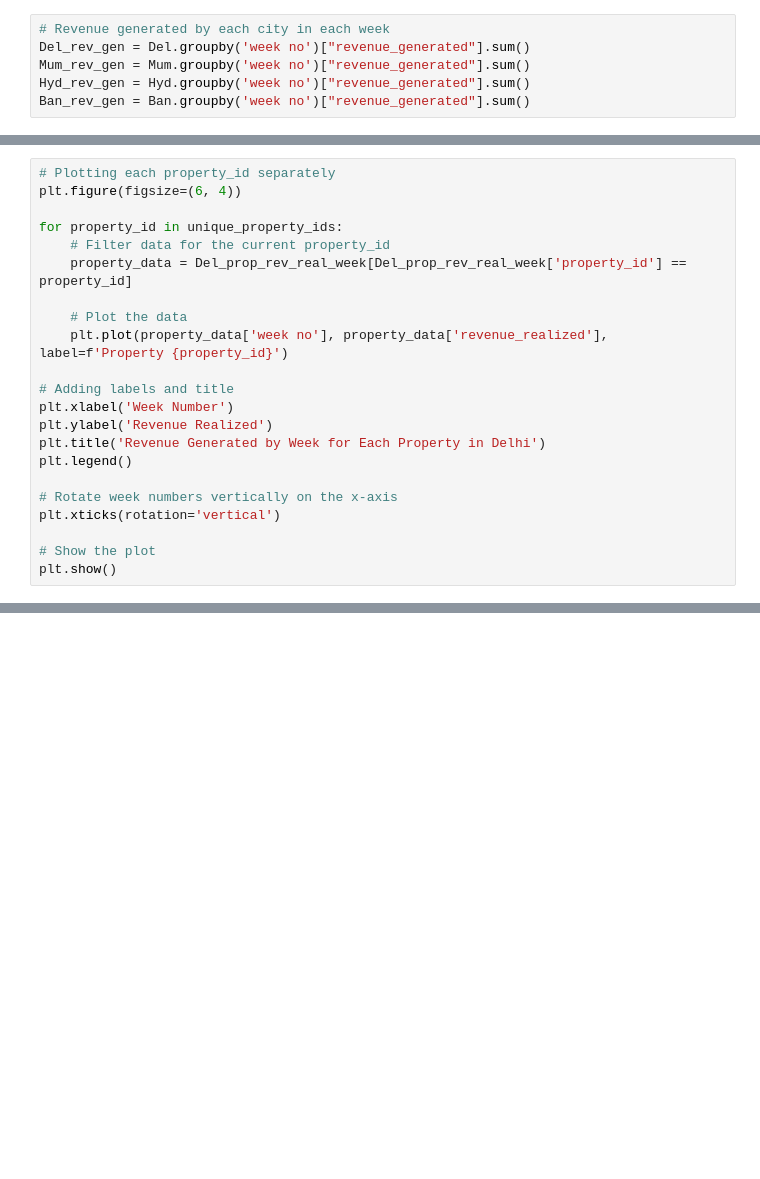
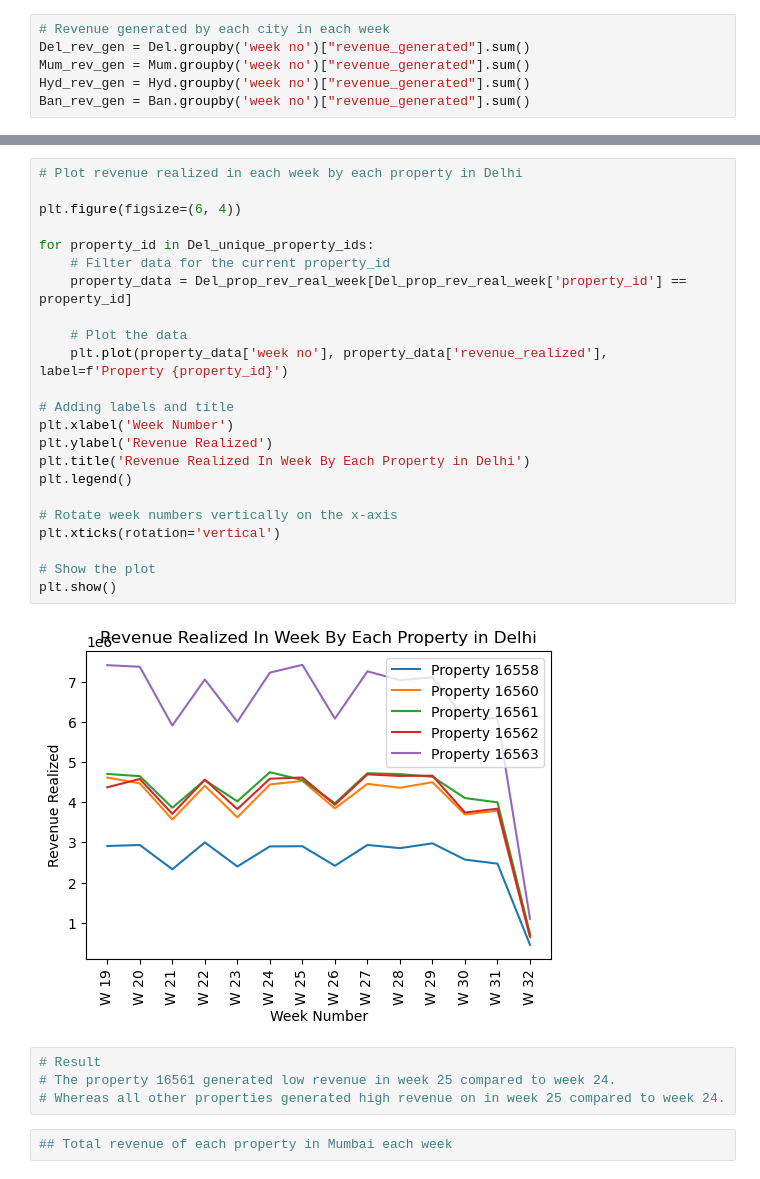
Before and after one commit to sidiquegithub/HOSPITALITY-PROJECT, a Jupyter notebook: CODE/ANALYSIS .ipynb, the cells around one changed output, grey strips where cells are left out. Cells and saved outputs as stored; diff of their text form; blank space fills up the shorter version.

```diff
--- a/CODE/ANALYSIS .ipynb
+++ b/CODE/ANALYSIS .ipynb
@@ -628,22 +446,0 @@ Del_prop_rev_real_week
-# %%
-# Plotting each property_id separately
-plt.figure(figsize=(6, 4))
-
-for property_id in unique_property_ids:
-    # Filter data for the current property_id
-    property_data = Del_prop_rev_real_week[Del_prop_rev_real_week['property_id'] == property_id]
-
-    # Plot the data
-    plt.plot(property_data['week no'], property_data['revenue_realized'], label=f'Property {property_id}')
-
-# Adding labels and title
-plt.xlabel('Week Number')
-plt.ylabel('Revenue Realized')
-plt.title('Revenue Generated by Week for Each Property in Delhi')
-plt.legend()
-
-# Rotate week numbers vertically on the x-axis
-plt.xticks(rotation='vertical')
-
-# Show the plot
-plt.show()
@@ -733,0 +636,31 @@ plt.show()
+# %%
+# Plot revenue realized in each week by each property in Delhi
+
+plt.figure(figsize=(6, 4))
+
+for property_id in Del_unique_property_ids:
+    # Filter data for the current property_id
+    property_data = Del_prop_rev_real_week[Del_prop_rev_real_week['property_id'] == property_id]
+
+    # Plot the data
+    plt.plot(property_data['week no'], property_data['revenue_realized'], label=f'Property {property_id}')
+
+# Adding labels and title
+plt.xlabel('Week Number')
+plt.ylabel('Revenue Realized')
+plt.title('Revenue Realized In Week By Each Property in Delhi')
+plt.legend()
+
+# Rotate week numbers vertically on the x-axis
+plt.xticks(rotation='vertical')
+
+# Show the plot
+plt.show()
+# %% [output]
+[figure, added]
+# %%
+# Result
+# The property 16561 generated low revenue in week 25 compared to week 24.
+# Whereas all other properties generated high revenue on in week 25 compared to week 24.
+# %%
+## Total revenue of each property in Mumbai each week
```
Also changed, not shown: parts of 84 cells of this notebook.
